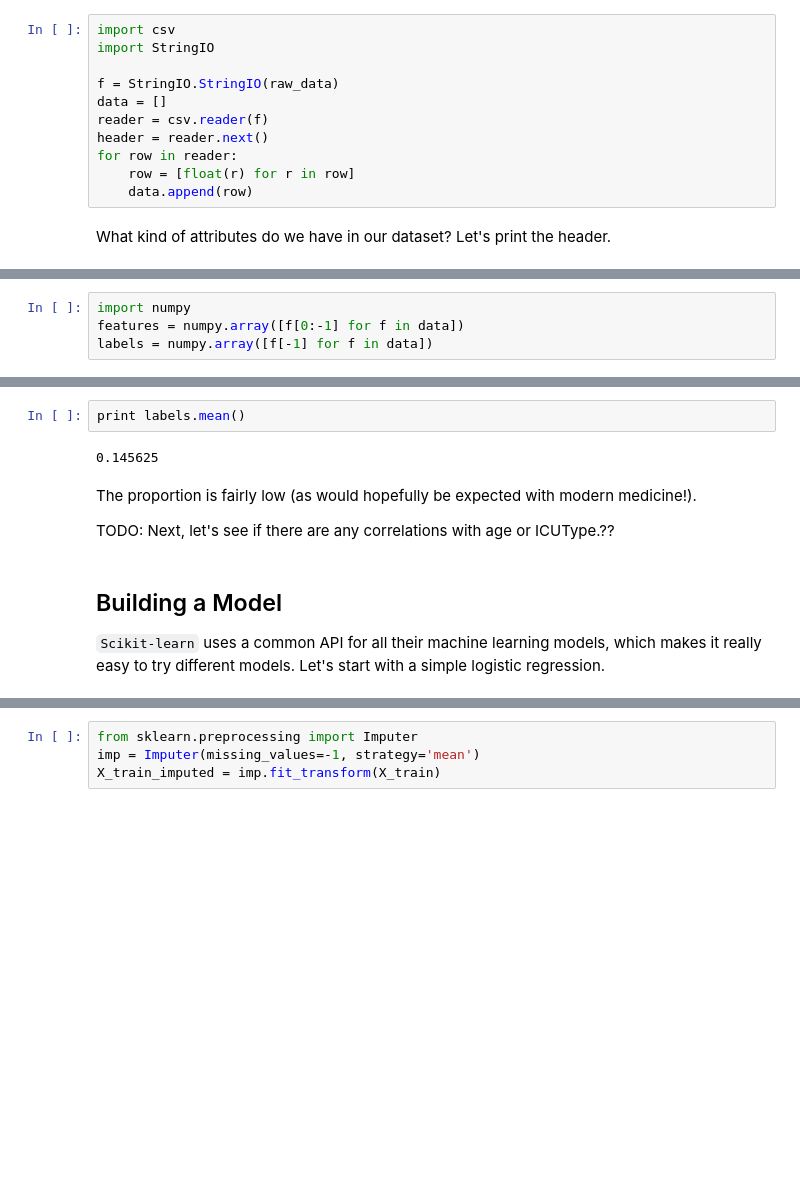
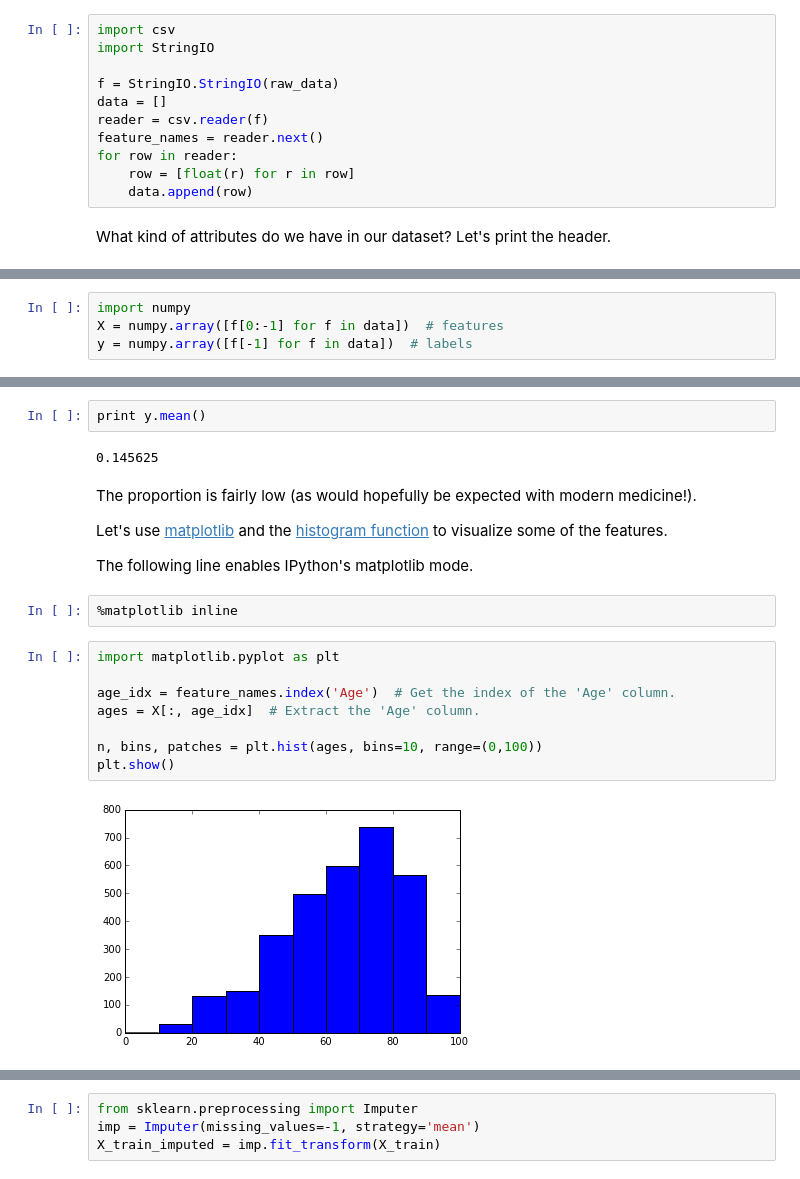
Before and after one commit to aloksharma1993/techfest-ml-tutorial, a Jupyter notebook: notebooks/classification_example.ipynb, the cells around one changed output, grey strips where cells are left out. Saved outputs shown, nothing was run; the diff lists cells and outputs as text; blank space fills up the shorter version.

```diff
--- a/notebooks/classification_example.ipynb
+++ b/notebooks/classification_example.ipynb
@@ -26,7 +26,7 @@ import StringIO
 f = StringIO.StringIO(raw_data)
 data = []
 reader = csv.reader(f)
-header = reader.next()
+feature_names = reader.next()
 for row in reader:
     row = [float(r) for r in row]
     data.append(row)
@@ -47,7 +47,7 @@ Let's separate the features from the outcome and store them in `numpy` arrays. `
 # %%
 import numpy
-features = numpy.array([f[0:-1] for f in data])
-labels = numpy.array([f[-1] for f in data])
+X = numpy.array([f[0:-1] for f in data])  # features
+y = numpy.array([f[-1] for f in data])  # labels
 # %% [markdown]
 ## Understanding the Data
 
@@ -55,12 +55,22 @@ How do we begin understanding our dataset? A good place to start is by measuring
 # %%
-print labels.mean()
+print y.mean()
 # %% [output]
 0.145625
-# %% [markdown]
-The proportion is fairly low (as would hopefully be expected with modern medicine!).
-
-TODO: Next, let's see if there are any correlations with age or ICUType.??
-# %% [markdown]
-## Building a Model
-
-`Scikit-learn` uses a common API for all their machine learning models, which makes it really easy to try different models. Let's start with a simple logistic regression.
+# %% [markdown]
+The proportion is fairly low (as would hopefully be expected with modern medicine!).
+
+Let's use [matplotlib](http://matplotlib.org/api/) and the [histogram function](http://matplotlib.org/api/pyplot_api.html#matplotlib.pyplot.hist) to visualize some of the features.
+
+The following line enables IPython's matplotlib mode.
+# %%
+%matplotlib inline
+# %%
+import matplotlib.pyplot as plt
+
+age_idx = feature_names.index('Age')  # Get the index of the 'Age' column.
+ages = X[:, age_idx]  # Extract the 'Age' column.
+
+n, bins, patches = plt.hist(ages, bins=10, range=(0,100))
+plt.show()
+# %% [output]
+[figure, added]
```
Also changed, not shown: parts of 24 cells of this notebook.
